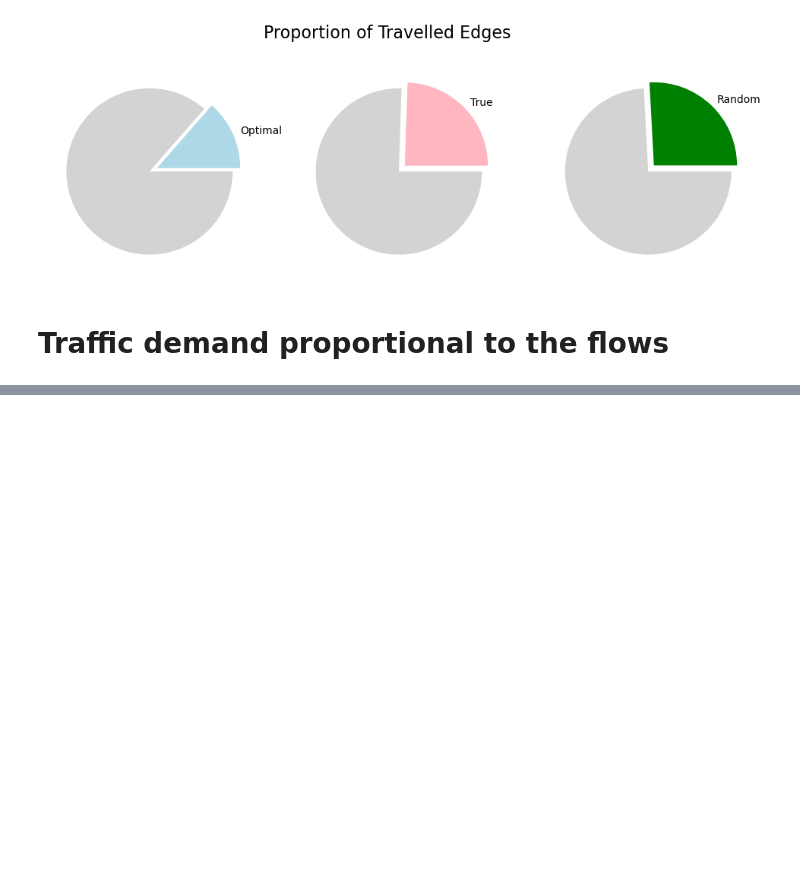
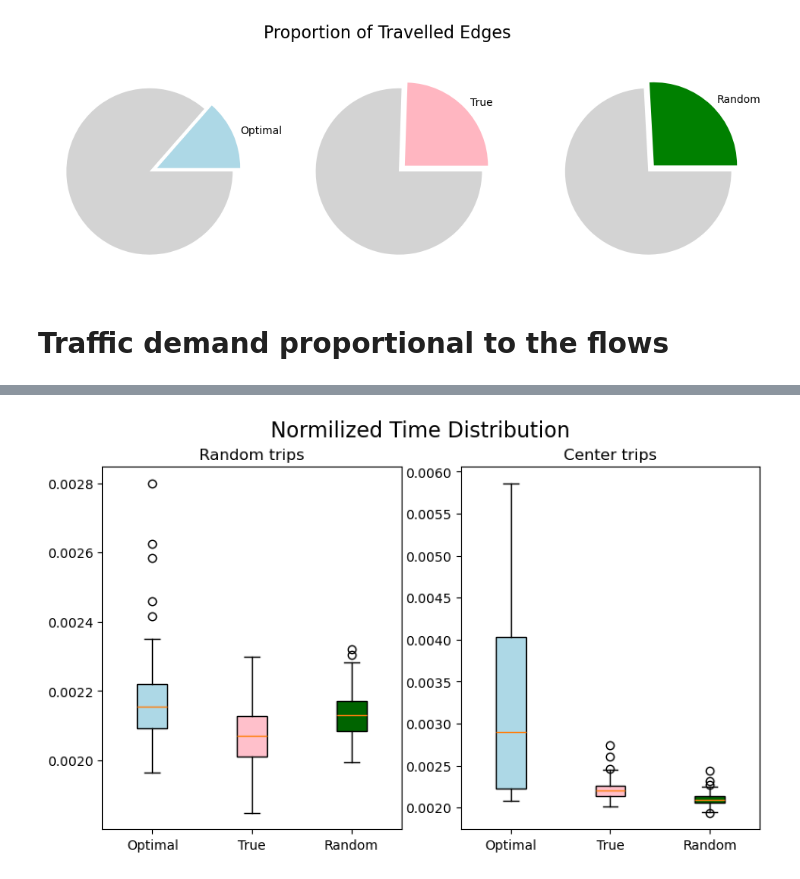
Before and after one commit to AndreaFrasson/Geospatial-Analitics, a Jupyter notebook: Project_12.ipynb, the cells around one changed output, grey strips where cells are left out. Saved outputs shown, nothing was run; the diff lists cells and outputs as text; code cells hidden in the pictures; blank space fills up the shorter version.

```diff
--- a/Project_12.ipynb
+++ b/Project_12.ipynb
@@ -751,0 +713,2 @@ end
+# %%
+th_rt, th_ct, th_de, th_lr, th_lc =  main_loop(hubs, th_fdf)
@@ -767,3 +748,5 @@ rh_fdf = fdf.drop(no_flow, axis = 0)
 sums = rh_fdf[['flows_car_aggr', 'flows_pae_aggr']].sum(axis=0)
 rh_fdf['flows_car_aggr'] = rh_fdf['flows_car_aggr']/sums['flows_car_aggr']
 rh_fdf['flows_pae_aggr'] = rh_fdf['flows_pae_aggr']/sums['flows_pae_aggr']
+# %%
+rh_rt, rh_ct, rh_de, rh_lr, rh_lc = main_loop(r_hubs, rh_fdf)
@@ -781,3 +782,5 @@ oh_fdf = fdf.drop(no_flow, axis = 0)
 sums = oh_fdf[['flows_car_aggr', 'flows_pae_aggr']].sum(axis=0)
 oh_fdf['flows_car_aggr'] = oh_fdf['flows_car_aggr']/sums['flows_car_aggr']
 oh_fdf['flows_pae_aggr'] = oh_fdf['flows_pae_aggr']/sums['flows_pae_aggr']
+# %%
+oh_rt, oh_ct, oh_de, oh_lr, oh_lc = main_loop(opt_hubs, oh_fdf)
@@ -783,0 +805,31 @@ oh_fdf['flows_pae_aggr'] = oh_fdf['flows_pae_aggr']/sums['flows_pae_aggr']
+# %%
+fig, (ax1, ax2) = plt.subplots(nrows=1, ncols=2, figsize=(9, 5))
+
+labels = ['Optimal', 'True', 'Random']
+
+fig.suptitle('Normilized Time Distribution', fontsize=16)
+
+# rectangular box plot, normalized minutes instead of seconds
+# for random trips
+bplot1 = ax1.boxplot([oh_rt, th_rt, rh_rt],
+                     vert=True,
+                     patch_artist=True,
+                     labels=labels)
+ax1.set_title('Random trips')
+
+# for center trips
+bplot2 = ax2.boxplot([oh_ct, th_ct, rh_ct],
+                     vert=True,
+                     patch_artist=True,
+                     labels=labels)
+ax2.set_title('Center trips')
+
+# fill with colors
+colors = ['lightblue', 'pink', 'darkgreen']
+for bplot in (bplot1, bplot2):
+    for patch, color in zip(bplot['boxes'], colors):
+        patch.set_facecolor(color)
+
+fig.show()
+# %% [output]
+[figure, added]
```
Also changed, not shown: parts of 7 cells of this notebook, 8 other files.
